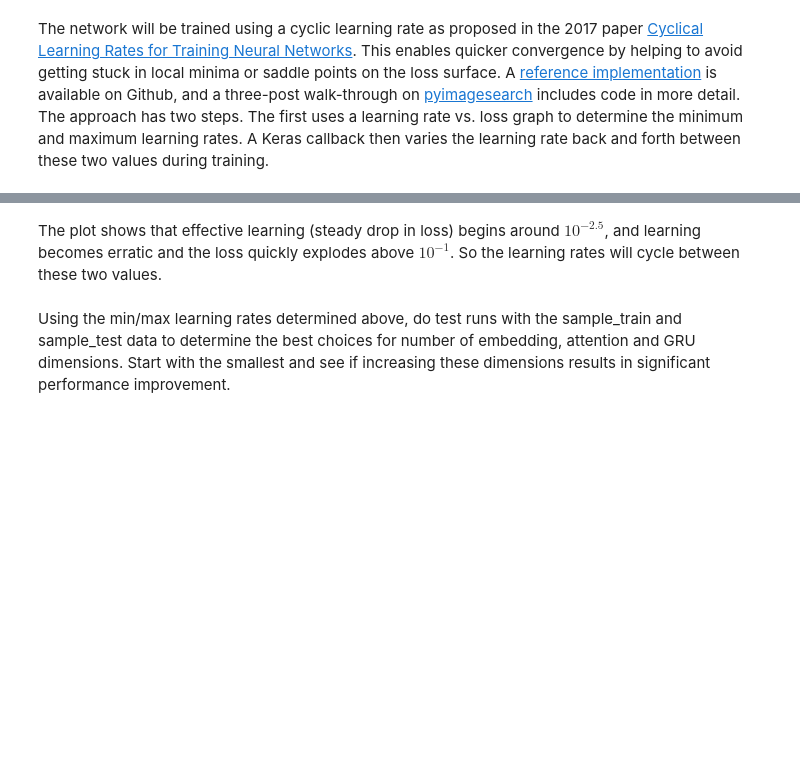
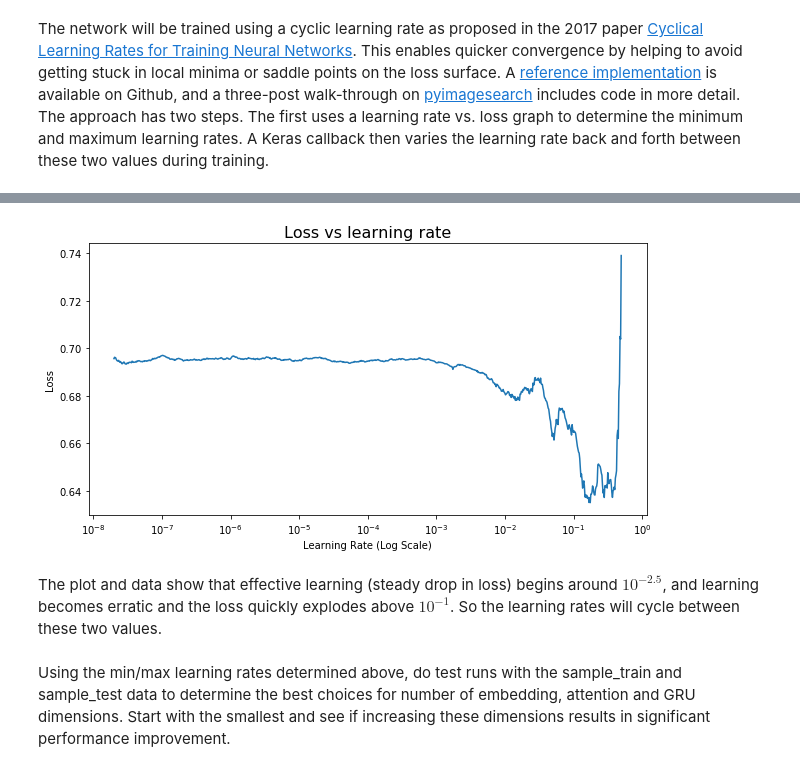
Before and after one commit to vincegiorno/fake_news, a Jupyter notebook: fn4_HAN_trial.ipynb, the cells around one changed output, grey strips where cells are left out. Cells and saved outputs as stored; diff of their text form; code cells hidden in the pictures; blank space fills up the shorter version.

```diff
--- a/fn4_HAN_trial.ipynb
+++ b/fn4_HAN_trial.ipynb
@@ -45,9 +42,9 @@ max_words = 30  # max num words processed for each sentence
 max_sentences = 30  # max num sentences processed for each article
 max_vocab = 50000
 embedding_dim = 100  # size of pretrained word vectors
-attention_dim = 128  # num units in attention layer
-GRU_dim = 64  # num units in GRU layer, but it is bidirectional so outputs double this number
-batch_size = 128
+attention_dim = 64  # num units in attention layer
+GRU_dim = 128  # num units in GRU layer, but it is bidirectional so outputs double this number
+batch_size = 64
 test_size = 0.2
 
 vector_dir = './embeddings'
@@ -107,6 +104,7 @@ Only the most common *n* words will be used from the word index. By pre-populati
 
 Trial runs to ensure that the network is working properly and to determine learning rate bounds (to be used with a cyclic learning rate approach) will be conducted with a small subset of the training data comprising 10,000 articles.
 # %%
+word_index = {}
 for ix, (word, _) in enumerate(words.most_common(max_vocab)):
     word_index[word] = ix + 1 # The zero index is reserved for masking out-of-vocab words
 # %%
@@ -274,7 +284,9 @@ find_lr.find(find_lr_data, sample_targets, start_lr=1e-8, end_lr=1., epochs=3, b
 # %%
-find_lr.plot_loss()
+find_lr.plot_loss(skip_begin=35, skip_end=35)
+# %% [output]
+[figure, added]
 # %% [markdown]
-The plot shows that effective learning (steady drop in loss) begins around $10^{-2.5}$, and
+The plot and data show that effective learning (steady drop in loss) begins around $10^{-2.5}$, and
 learning becomes erratic and the loss quickly explodes above $10^{-1}$. So the learning rates will cycle between these two values.
 # %%
 from keras.callbacks import Callback
```
Also changed, not shown: parts of 59 cells of this notebook.
